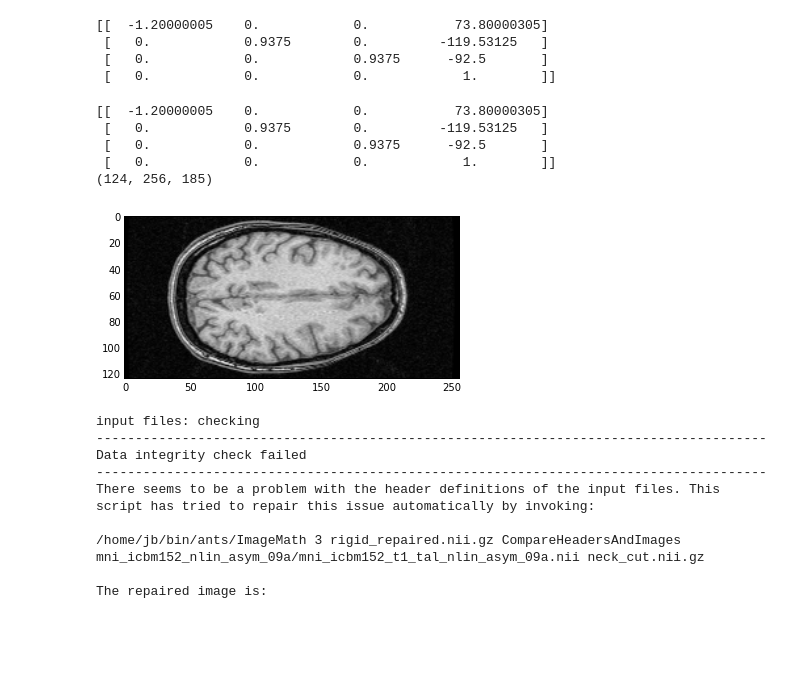
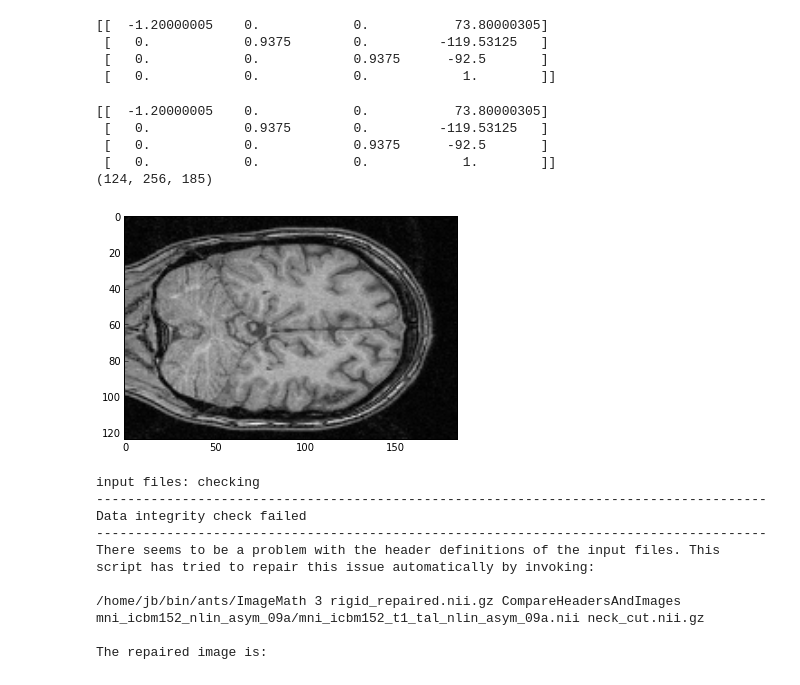
Before and after one commit to practical-neuroimaging/pna-notebooks, a Jupyter notebook: ANTS_normalization.ipynb, the cells around one changed output. Saved outputs shown, nothing was run; the diff lists cells and outputs as text; code cells hidden in the pictures; blank space fills up the shorter version.

```diff
--- a/ANTS_normalization.ipynb
+++ b/ANTS_normalization.ipynb
@@ -277,16 +277,16 @@ nib.save(cut_neck_img, cut_neck_fname)
 # %%
 # re-read and display
 new_img = nib.load(cut_neck_fname)
-plt.imshow(new_img.get_data()[:, :, 120], cmap="gray")
+plt.imshow(new_img.get_data()[:, 80, :], cmap="gray")
 print new_img.get_affine()
 print new_img.shape
 # %% [output]
 [[  -1.20000005    0.            0.           73.80000305]
  [   0.            0.9375        0.         -119.53125   ]
  [   0.            0.            0.9375      -92.5       ]
  [   0.            0.            0.            1.        ]]
 (124, 256, 185)
-[figure, old version]
+[figure, new version]
 # %%
 #ImgDim  = 3
 
```
Also changed, not shown: parts of 2 cells of this notebook.
